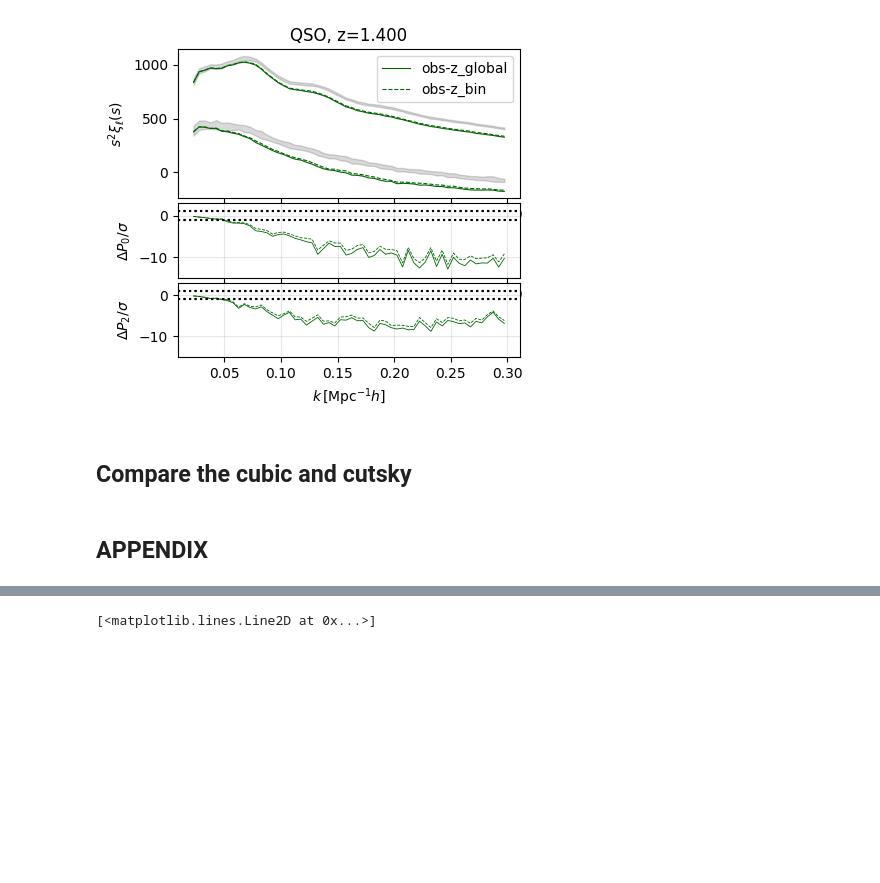
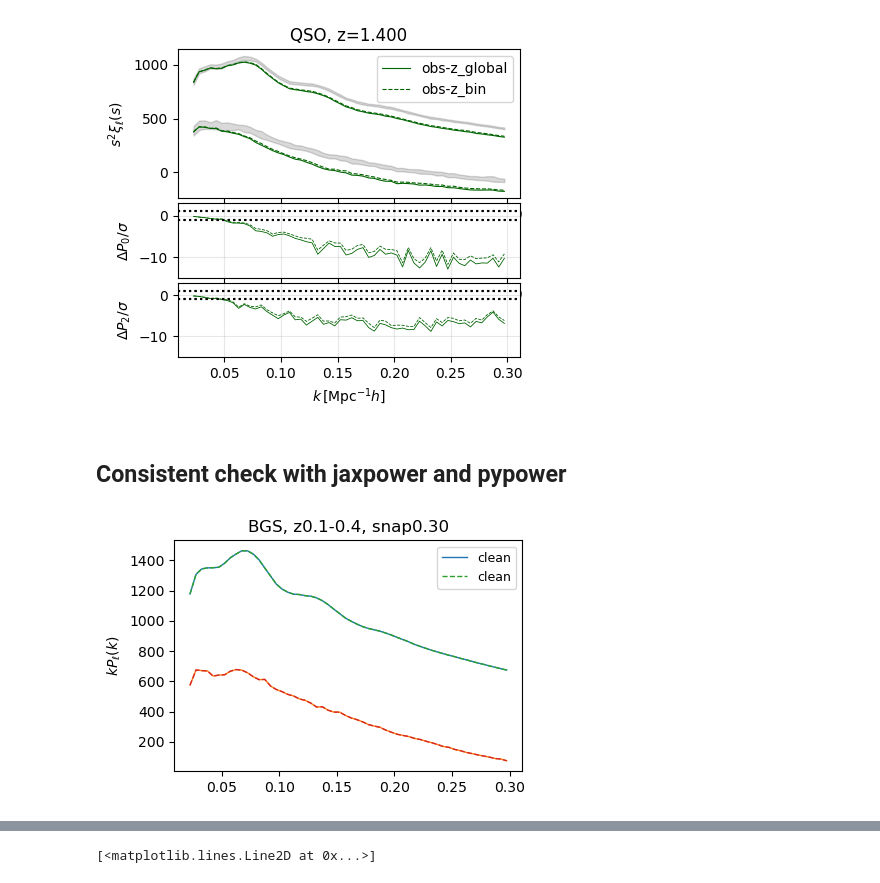
Before and after one commit to ShengyuHE/desi_y3_redshift_errors, a Jupyter notebook: main/clustering/notebooks/plot_2pt_cubic.ipynb, the cells around one changed output, grey strips where cells are left out. Saved outputs shown, nothing was run; the diff lists cells and outputs as text; code cells hidden in the pictures; blank space fills up the shorter version.

Commit message:
update on jaxpower and for cutsky

```diff
--- a/main/clustering/notebooks/plot_2pt_cubic.ipynb
+++ b/main/clustering/notebooks/plot_2pt_cubic.ipynb
@@ -465,6 +466,59 @@ for tracer in tracers:
 [figure]
 [figure]
 # %% [markdown]
-## Compare the cubic and cutsky
+## Consistent check with jaxpower and pypower
-# %% [markdown]
-## APPENDIX
+# %%
+
+# for two point statistics
+domain = 'cubic'
+version = 'AbacusHF-v2'
+tracers = ['BGS','LRG', 'ELG', 'QSO'][:1]
+
+ZSNAPS, ZRANGES = REDSHIFT_ABACUSHF[version]
+lenz = len(ZSNAPS)
+
+zerrs =  ['False', 'repeat', 'verr_empirical'][:1]
+
+colors = ['black', 'maroon', 'darkblue']
+labels = ['clean', '+dv_repeats', '+dv_err']
+
+for tracer in tracers:
+    fig = plt.figure(figsize = (lenz*5, 3))
+    gs = gridspec.GridSpec(1, lenz, wspace=0.15, hspace= 0.05)
+    for indz, zsnap, zrange in zip(range(lenz), ZSNAPS[tracer][:], ZRANGES[tracer][:]):
+        for indv, zerr in enumerate(zerrs):
+            for corr in ['pk', 'mesh2']:
+                s_all = []
+                tps_all = []
+                for mock_id in range(25)[:]:
+                    data_arges = {'version':version, 'domain':domain, 'tracer':tracer, 'zsnap': zsnap, 'zrange':zrange, 'mock_id': mock_id, "use_dv": zerr}
+                    if corr in ['mesh2']: data_arges.update(use_jax=True)
+                    fn = get_measurement_fn(**data_arges)
+                    setup_logging(level = 'warning')
+                    (s, tps), _ = read_measurement_from_fn(fn, corr, bin_type='y3_sys')
+                    tps = np.atleast_2d(tps)
+                    tps_all.append(tps)
+                tps_all = np.array(tps_all)
+                tps_mean = tps_all.mean(axis=0)
+                tps_std = tps_all.std(axis=0, ddof=1)
+                spow=2 if corr in ['xi', 'wplog', 'mpslog'] else 1
+                n_ell = 1 if corr == 'wplog' else 2
+                for ill in range(n_ell):
+                    # plot the mean plots
+                    ax = plt.subplot(gs[indz])
+                    if zerr == 'False':
+                        tps_mean_clean = tps_mean
+                        tps_std_clean = tps_std
+                        # ax.fill_between(s, s**spow*(tps_mean_fid[ill]-tps_std_fid[ill]),s**spow*(tps_mean_fid[ill]+tps_std_fid[ill]), color=colors[indv], alpha=0.15)
+                        # ax.errorbar(s, s**spow*tps_mean_clean[ill], yerr=s**spow*tps_std_clean[ill], fmt='o', markersize=2, lw=1, label=labels[indv] if ill == 0 else None)
+                    # else:
+                    ax.plot(s, s**spow*tps_mean[ill], ls = '-' if cor == 'pk' else '--', lw = 1, label=labels[indv] if ill == 0 else None)
+                    if corr in ['wplog', 'mpslog']:
+                        ax.set_xscale('log')
+                    if indz == 0:
+                        ax.set_ylabel(TPS_LABELS[corr]['y'])
+                    ax.legend(loc=2 if corr in ['wplog', 'mpslog'] else 1, fontsize=9)
+                    ax.set_title(f'{tracer}, z{zrange[0]:.1f}-{zrange[1]:.1f}, snap{zsnap:.2f}')
+                    ax.tick_params(axis="x", which="both", bottom=False, top=False, labelbottom=False)
+# %% [output]
+[figure, added]
```
Also changed, not shown: parts of 5 cells of this notebook, 12 other files.
